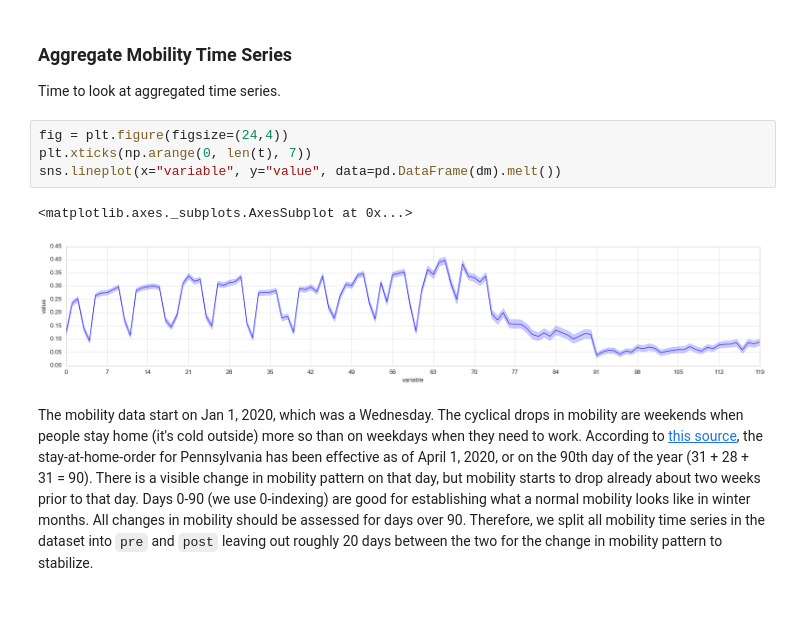
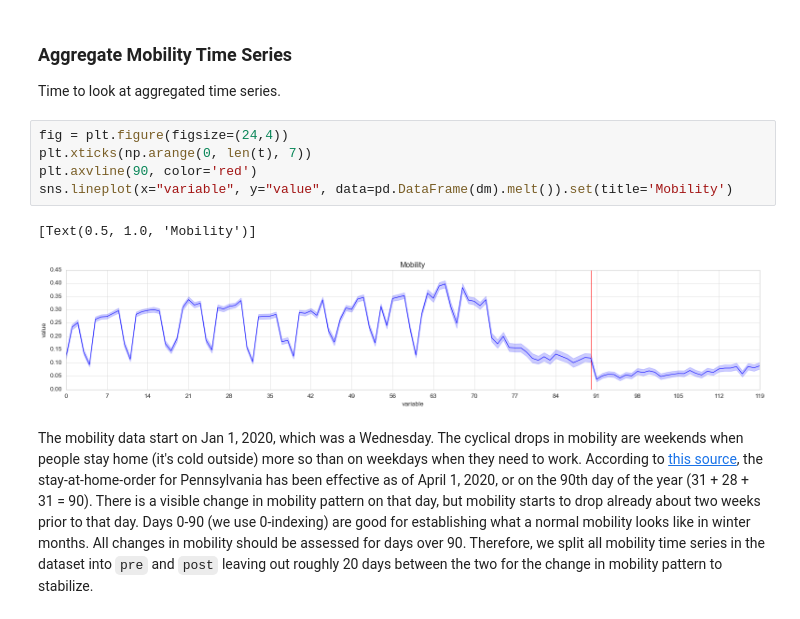
Before and after one commit to momacs/pram, a Jupyter notebook: src/sim/14-covid19/analysis/COVID-19 - Mobility.ipynb, the cells around one changed output. Saved outputs shown, nothing was run; the diff lists cells and outputs as text.

```diff
--- a/src/sim/14-covid19/analysis/COVID-19 - Mobility.ipynb
+++ b/src/sim/14-covid19/analysis/COVID-19 - Mobility.ipynb
@@ -130,10 +145,11 @@ Time to look at aggregated time series.
 # %%
 fig = plt.figure(figsize=(24,4))
 plt.xticks(np.arange(0, len(t), 7))
-sns.lineplot(x="variable", y="value", data=pd.DataFrame(dm).melt())
+plt.axvline(90, color='red')
+sns.lineplot(x="variable", y="value", data=pd.DataFrame(dm).melt()).set(title='Mobility')
 # %% [output]
-<matplotlib.axes._subplots.AxesSubplot at 0x...>
+[Text(0.5, 1.0, 'Mobility')]
-[figure, old version]
+[figure, new version]
 # %% [markdown]
 The mobility data start on Jan 1, 2020, which was a Wednesday.  The cyclical drops in mobility are weekends when people stay home (it's cold outside) more so than on weekdays when they need to work.  According to [this source](https://www.governor.pa.gov/newsroom/gov-wolf-sec-of-health-pennsylvania-on-statewide-stay-at-home-order-beginning-at-8-pm-tonight-most-prudent-option-to-stop-the-spread/), the stay-at-home-order for Pennsylvania has been effective as of April 1, 2020, or on the 90th day of the year (31 + 28 + 31 = 90).  There is a visible change in mobility pattern on that day, but mobility starts to drop already about two weeks prior to that day.  Days 0-90 (we use 0-indexing) are good for establishing what a normal mobility looks like in winter months.  All changes in mobility should be assessed for days over 90.  Therefore, we split all mobility time series in the dataset into ``pre`` and ``post`` leaving out roughly 20 days between the two for the change in mobility pattern to stabilize.
 # %% [markdown]
```
Also changed, not shown: parts of 20 cells of this notebook.
